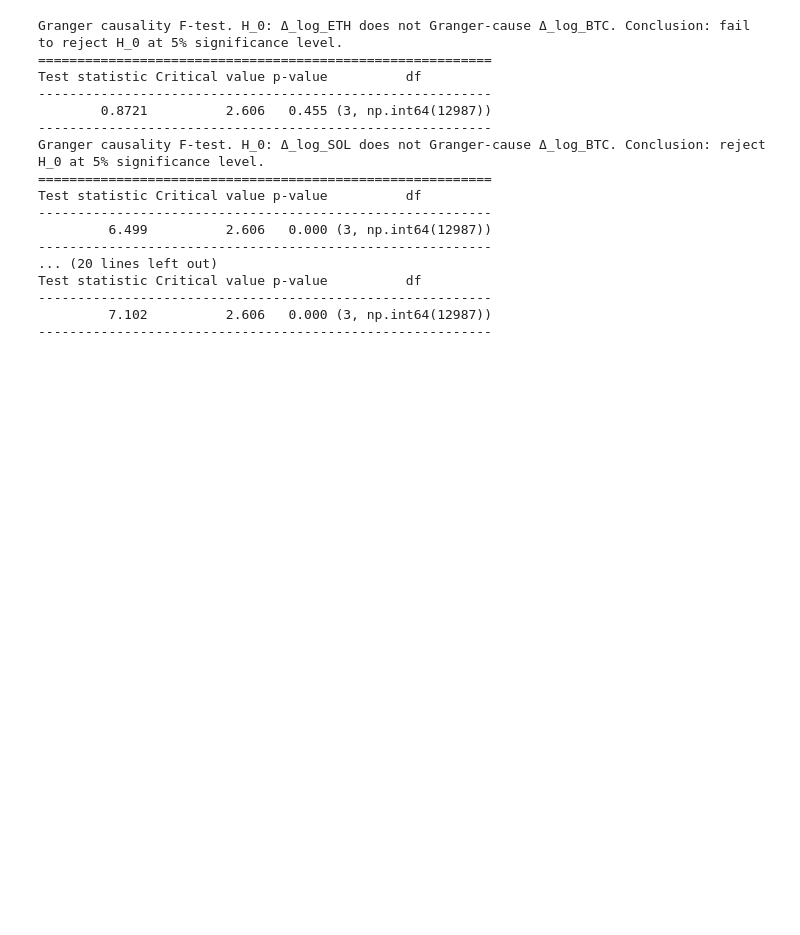
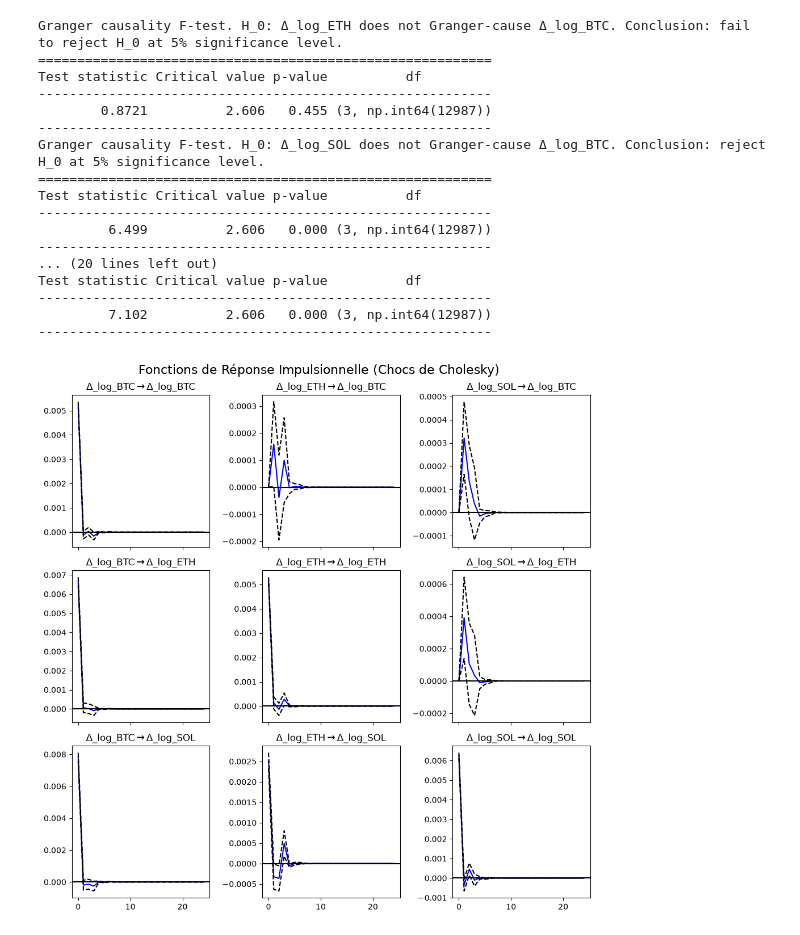
Before and after one commit to Maxime-Skryma/Spread_Crypto, a Jupyter notebook: AED.ipynb, the cells around one changed output. Cells and saved outputs as stored; diff of their text form; code cells hidden in the pictures; blank space fills up the shorter version.

```diff
--- a/AED.ipynb
+++ b/AED.ipynb
@@ -499,3 +499,13 @@ Test statistic Critical value p-value          df
 ----------------------------------------------------------
 # %%
 import matplotlib.pyplot as plt
+# %%
+irf = resultats.irf(24) #analyse IRF sur 24h
+
+
+fig = irf.plot(orth=True) #orthogonalized=True très important pour la décomposition de Cholesky
+fig.suptitle("Fonctions de Réponse Impulsionnelle (Chocs de Cholesky)", fontsize=16)
+fig.tight_layout()
+plt.show()
+# %% [output]
+[figure, added]
```
Also changed, not shown: parts of 1 cell of this notebook.
